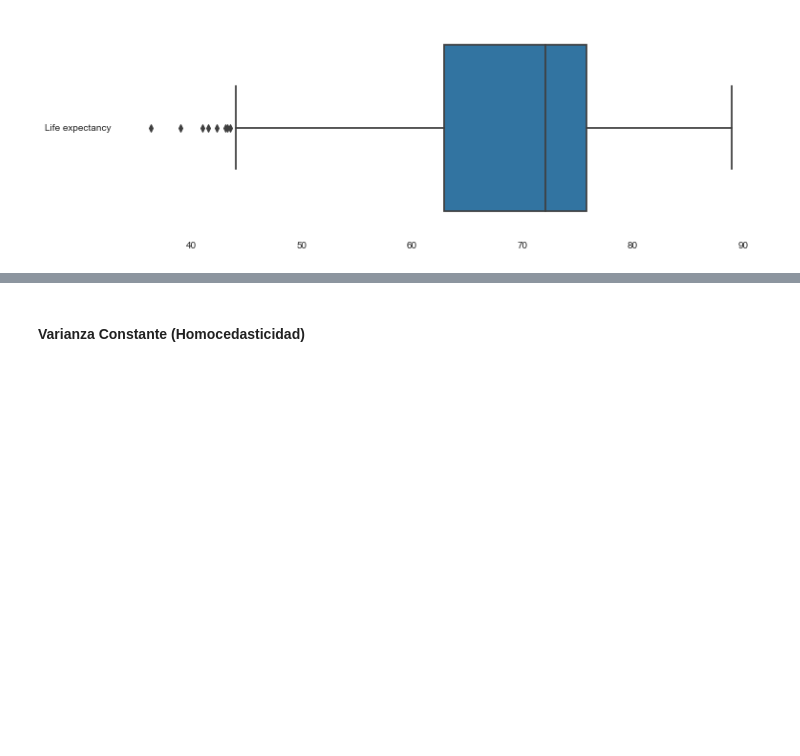
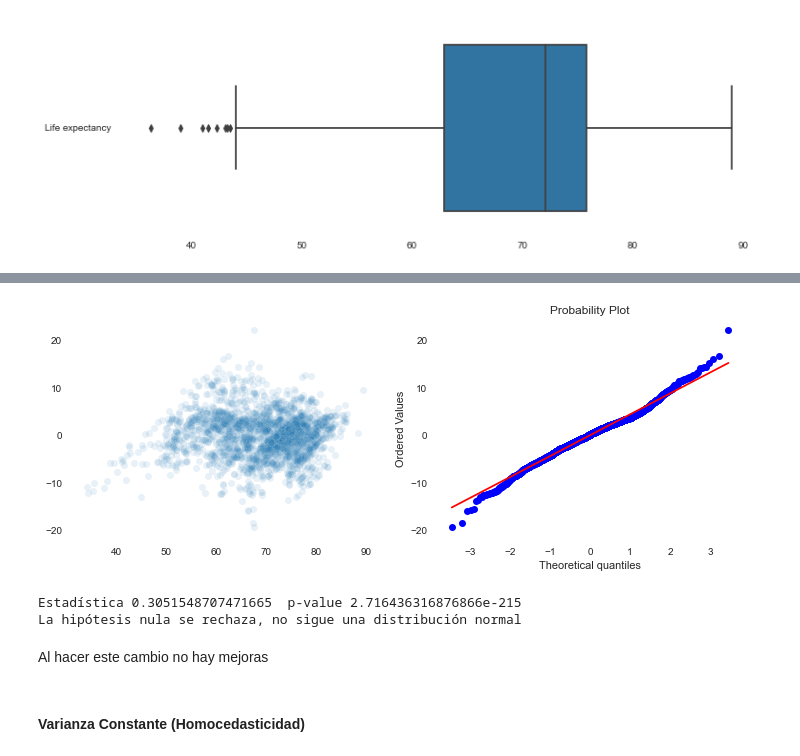
Before and after one commit to sofiaalvarezlopez/BI-Lab3, a Jupyter notebook: Lab3-BI.ipynb, the cells around one changed output, grey strips where cells are left out. Drawn from its saved outputs; the diff is of its cells as text; code cells hidden in the pictures; blank space fills up the shorter version.

```diff
--- a/Lab3-BI.ipynb
+++ b/Lab3-BI.ipynb
@@ -847,2 +923,33 @@ ax = sns.boxplot(data= datos[['Life expectancy']], orient="h")
+# %%
+selected_cols3=selected_cols2
+
+X = datos.drop('Life expectancy', axis = 1)
+y = datos['Life expectancy']
+
+#Debido a que el algoritmo que usaremos para la construcción del modelo es Regresión Linear, debemos realizar escalamiento de los datos, por lo que procedemos con lo siguiente
+pre = [('initial',ColumnTransformer([("selector", 'passthrough',selected_cols3)])),
+       ('scaler', MinMaxScaler()),
+       ('imputer', SimpleImputer(missing_values = np.nan, strategy='mean')),
+      ]
+# Modelo
+model = [('model', LinearRegression())]
+
+# Se declara el pipeline
+pipeline3 = Pipeline(pre+model)
+p3 = pipeline3.fit(X,y)
+# %%
+grafica_normalidad_errores(p3, X, y)
+# %% [output]
+[figure, added]
+# %%
+statistc, pvalue=stats.kstest(errors, "norm")
+print ("Estadística", statistc, " p-value", pvalue)
+if pvalue<0.05: print("La hipótesis nula se rechaza, no sigue una distribución normal")
+else :print("La hipótesis nula se acepta")
+# %% [output]
+Estadística 0.3051548707471665  p-value 2.716436316876866e-215
+La hipótesis nula se rechaza, no sigue una distribución normal
+# %% [markdown]
+Al hacer este cambio no hay mejoras
 # %% [markdown]
 #### Varianza Constante (Homocedasticidad)
```
Also changed, not shown: parts of 21 cells of this notebook.
